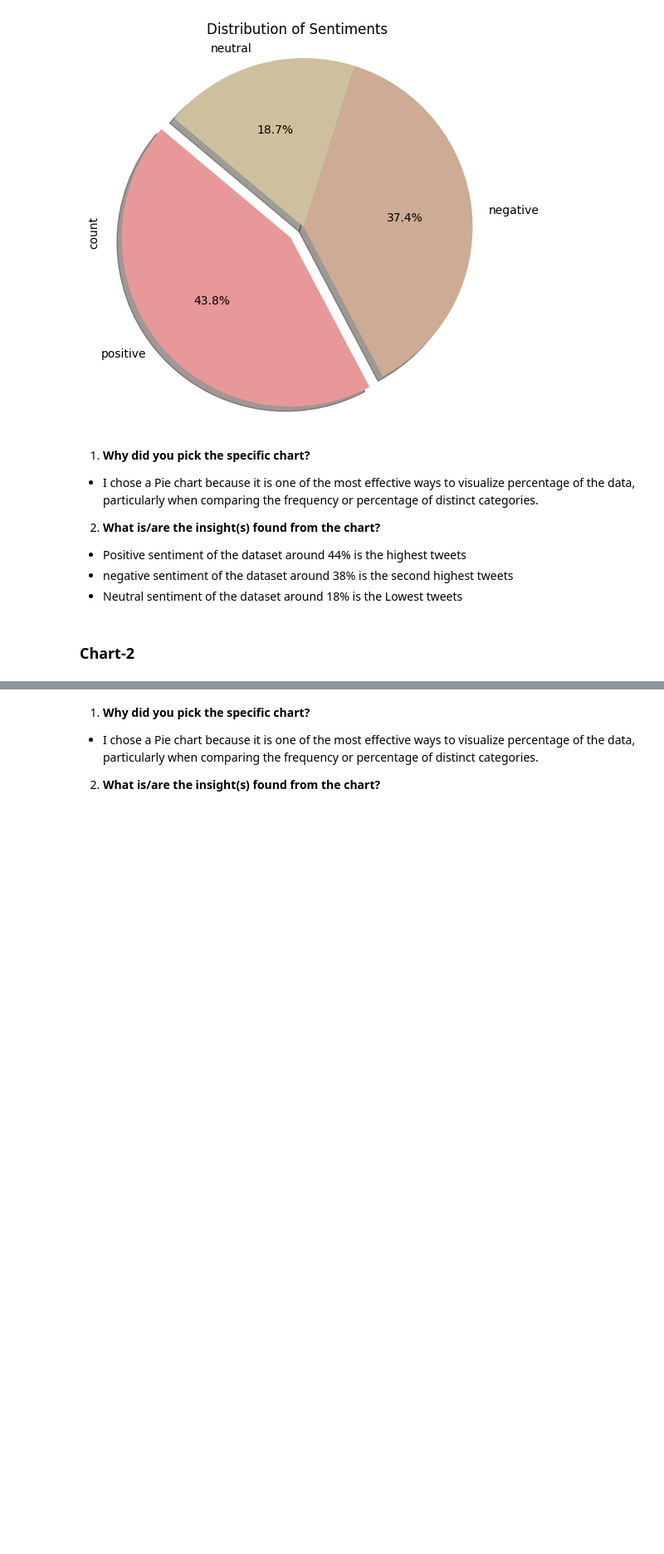
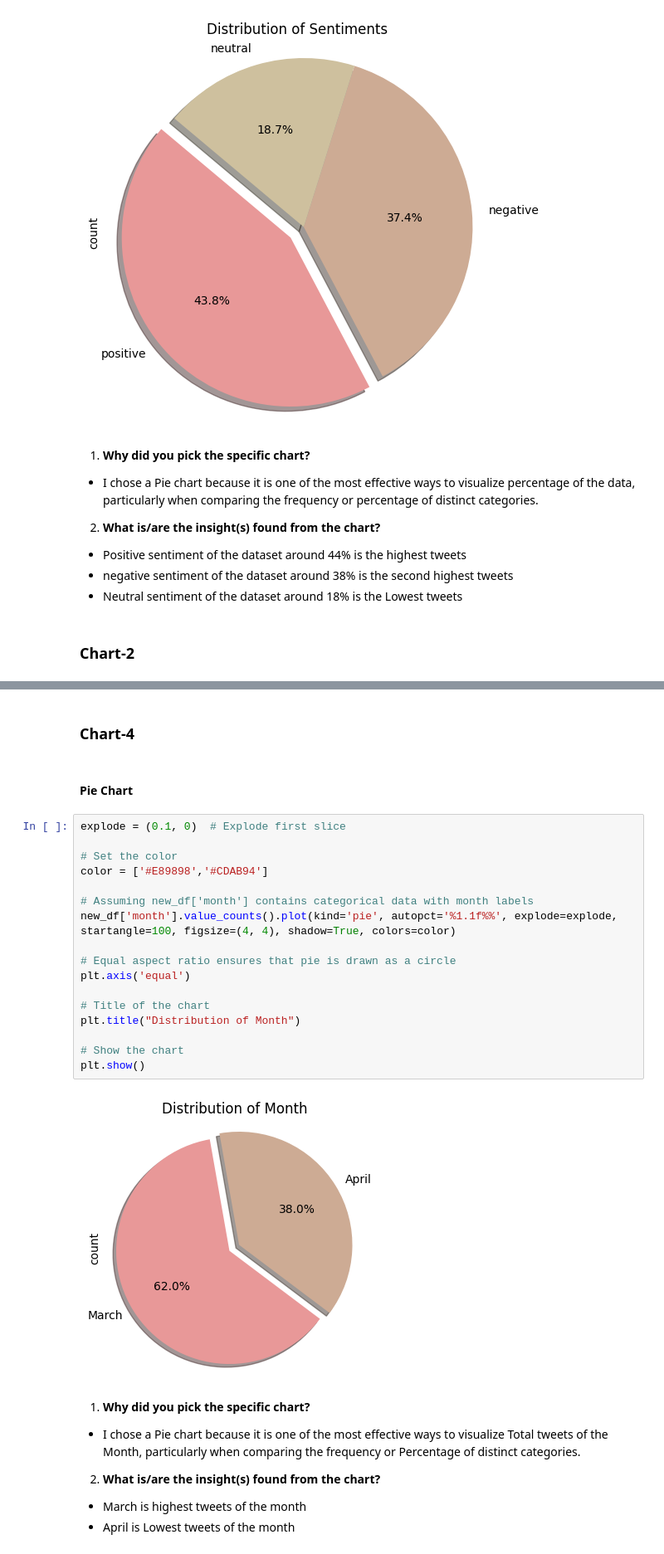
Before and after one commit to Jit562/covid-19-sentiment-analysis, a Jupyter notebook: covid_19_sentiment_analysis.ipynb, the cells around one changed output, grey strips where cells are left out. Shown: that part at 83% size. Drawn from its saved outputs; the diff is of its cells as text; blank space fills up the shorter version.

```diff
--- a/covid_19_sentiment_analysis.ipynb
+++ b/covid_19_sentiment_analysis.ipynb
@@ -951,5 +1037,29 @@ plt.show()
+# %% [markdown]
+### Chart-4
+# %% [markdown]
+#### Pie Chart
+# %%
+explode = (0.1, 0)  # Explode first slice
+
+# Set the color
+color = ['#E89898','#CDAB94']
+
+# Assuming new_df['month'] contains categorical data with month labels
+new_df['month'].value_counts().plot(kind='pie', autopct='%1.1f%%', explode=explode, startangle=100, figsize=(4, 4), shadow=True, colors=color)
+
+# Equal aspect ratio ensures that pie is drawn as a circle
+plt.axis('equal')
+
+# Title of the chart
+plt.title("Distribution of Month")
+
+# Show the chart
+plt.show()
+# %% [output]
+[figure, added]
 # %% [markdown]
 1. **Why did you pick the specific chart?**
-*  I chose a Pie chart because it is one of the most effective ways to visualize percentage of the data, particularly when comparing the frequency or percentage of distinct categories.
-
+* I chose a Pie chart because it is one of the most effective ways to visualize Total tweets of the Month, particularly when comparing the frequency or Percentage of distinct categories.
 2. **What is/are the insight(s) found from the chart?**
+* March is highest tweets of the month
+* April is Lowest tweets of the month
```
Also changed, not shown: parts of 105 cells of this notebook.
